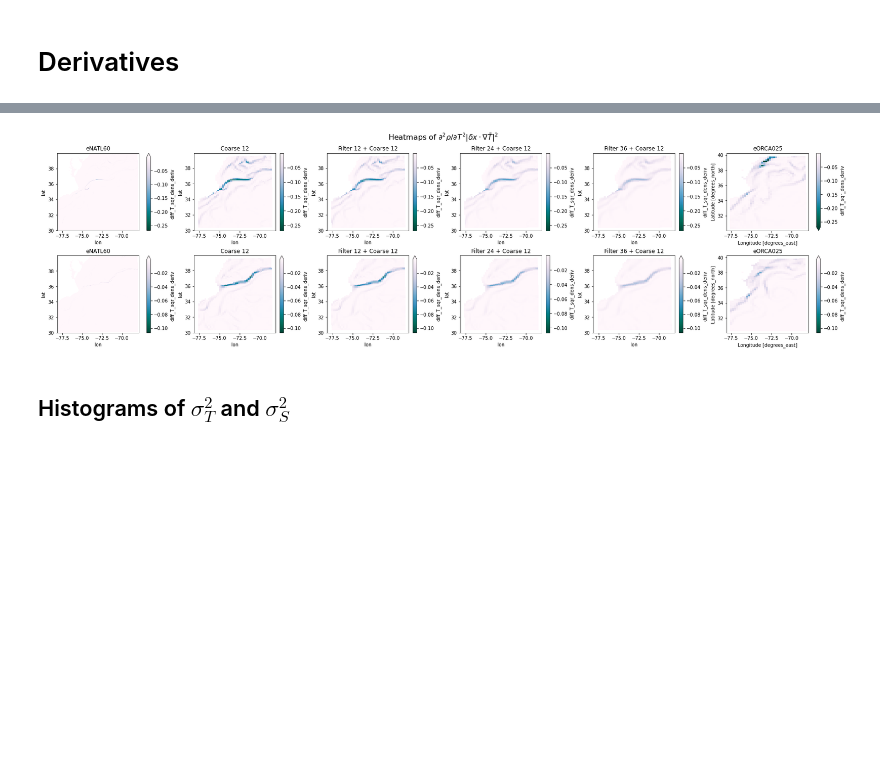
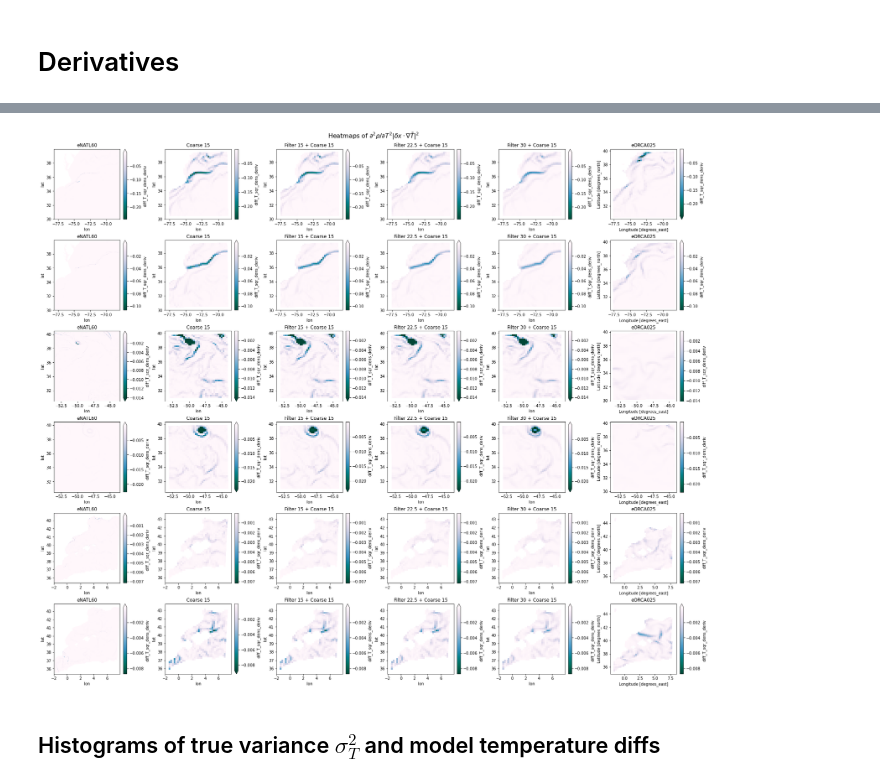
Before and after one commit to anastasiaGor/oceanDataNotebooks, a Jupyter notebook: gcm_filter/filter_compare.ipynb, the cells around one changed output, grey strips where cells are left out. Cells and saved outputs as stored; diff of their text form; code cells hidden in the pictures; blank space fills up the shorter version.

```diff
--- a/gcm_filter/filter_compare.ipynb
+++ b/gcm_filter/filter_compare.ipynb
@@ -232,11 +240,11 @@ def apply_filter_downsample(dataHR, filter_coef, coarse_window_size) :
 # %% [markdown]
 ## Set of filters to compare
 # %%
-coarsening_window_size = 12
-filters = [dict({'filter_coef' : 0, 'coarsening_window_size' : coarsening_window_size, 'label' : 'Coarse 12'}),
-          dict({'filter_coef' : 12, 'coarsening_window_size' : coarsening_window_size, 'label' : 'Filter 12 + Coarse 12'}),
-          dict({'filter_coef' : 24, 'coarsening_window_size' : coarsening_window_size, 'label' : 'Filter 24 + Coarse 12'}),
-          dict({'filter_coef' : 36, 'coarsening_window_size' : coarsening_window_size, 'label' : 'Filter 36 + Coarse 12'})]
+coarsening_window_size = 15
+filters = [dict({'filter_coef' : 0, 'coarsening_window_size' : coarsening_window_size, 'label' : 'Coarse 15'}),
+          dict({'filter_coef' : 15, 'coarsening_window_size' : coarsening_window_size, 'label' : 'Filter 15 + Coarse 15'}),
+          dict({'filter_coef' : 22.5, 'coarsening_window_size' : coarsening_window_size, 'label' : 'Filter 22.5 + Coarse 15'}),
+          dict({'filter_coef' : 30, 'coarsening_window_size' : coarsening_window_size, 'label' : 'Filter 30 + Coarse 15'})]
 # %%
 %%time
 for i in range(len(data)) :
@@ -250,5 +258,5 @@ Wall time: 5min 8s
 # %%
-fig, axis = plt.subplots(ncols=6, nrows=2, figsize=(24,7), constrained_layout=True)
+fig, axis = plt.subplots(ncols=6, nrows=6, figsize=(24,20), constrained_layout=True)
 quantity='sosstsst'
 fig.suptitle('SST', size=16)
 for row in range(len(data)) :
@@ -260,4 +268,5 @@ for row in range(len(data)) :
         axis[row,col].set(title=filters[ifilter]['label'])
     data[row]['LR'].isel(time_counter=-1)[quantity].plot(x='lon', y='lat', ax=axis[row,-1])
     axis[row,-1].set(title='eORCA025')
+    axis[row,0].set(ylabel=data[row]['label'])
 # %% [output]
@@ -272,6 +286,9 @@ for i in range(len(data)) :
     for ifilter in range(len(filters)) :
         ds = data[i]['HR_Filtered'][ifilter]
         ds['CT'] = xr.apply_ufunc(gsw.conversions.CT_from_pt, ds['sosaline'], ds['sosstsst'], dask='parallelized').compute()
+        # SGS temp variance
+        ds['var_T'] = ds['CT_sqr'] - ds['CT']**2
+        # density correction
         ds['sigma0_model'] = xr.apply_ufunc(gsw.density.sigma0, ds['sosaline'], ds['CT'], dask='parallelized').compute()
         ds['sigma0_delta'] = ds['sigma0_true'] - ds['sigma0_model']
 # %% [output]
@@ -296,0 +302,13 @@ for row in range(len(data)) :
+# %%
+index_data_set = 0
+
+fig, axis = plt.subplots(ncols=4, nrows=6, figsize=(14,16), constrained_layout=True)
+quantity='var_T'
+fig.suptitle(r'True SGS temperature variance $\sigma_T^2$', size=16)
+for row in range(len(data)) :
+    norm = colors.Normalize(vmin=data[row]['HR_Filtered'][-1].isel(time_counter=0)[quantity].min().values, \
+                            vmax=data[row]['HR_Filtered'][-1].isel(time_counter=0)[quantity].max().values)
+    for ifilter in range(len(filters)) :
+        col = ifilter
+        data[row]['HR_Filtered'][ifilter].isel(time_counter=-1)[quantity][bord_cut].plot(x='lon', y='lat', ax=axis[row,col], norm=norm, cmap='PuBuGn')
+        axis[row,col].set(title=filters[col]['label'])
@@ -403,19 +419,19 @@ Wall time: 1.5 s
 # %%
-fig, axis = plt.subplots(ncols=6, nrows=2, figsize=(24,6.5), constrained_layout=True)
+fig, axis = plt.subplots(ncols=6, nrows=len(data), figsize=(24,20), constrained_layout=True)
 quantity='diff_T_sqr_dens_deriv'
 fig.suptitle(r'Heatmaps of $\partial^2 \rho/\partial T^2 |\delta x \cdot \nabla \bar{T}|^2$', size=16)
 for row in range(len(data)) :
     norm = colors.Normalize(vmin=data[row]['HR_Filtered'][0].isel(time_counter=0).diff_T_sqr_dens_deriv.min().values, \
                             vmax=data[row]['HR_Filtered'][0].isel(time_counter=0).diff_T_sqr_dens_deriv.max().values)
     data[row]['HR'].isel(time_counter=-1)[quantity].plot(x='lon', y='lat', ax=axis[row,0], norm=norm, cmap='PuBuGn_r')
     axis[row,0].set(title='eNATL60')
     for ifilter in range(len(filters)) :
         col = ifilter+1
         data[row]['HR_Filtered'][ifilter].isel(time_counter=-1)[quantity].plot(x='lon', y='lat', ax=axis[row,col], norm=norm, cmap='PuBuGn_r')
         axis[row,col].set(title=filters[ifilter]['label'])
     data[row]['LR'].isel(time_counter=-1)[quantity].plot(x='lon', y='lat', ax=axis[row,-1], norm=norm, cmap='PuBuGn_r')
     axis[row,-1].set(title='eORCA025')
 # %% [output]
-[figure, old version]
+[figure, new version]
 # %% [markdown]
-## Histograms of $\sigma_T^2$ and $\sigma_S^2$
+## Histograms of true variance $\sigma_T^2$ and model temperature diffs
```
Also changed, not shown: parts of 45 cells of this notebook.
